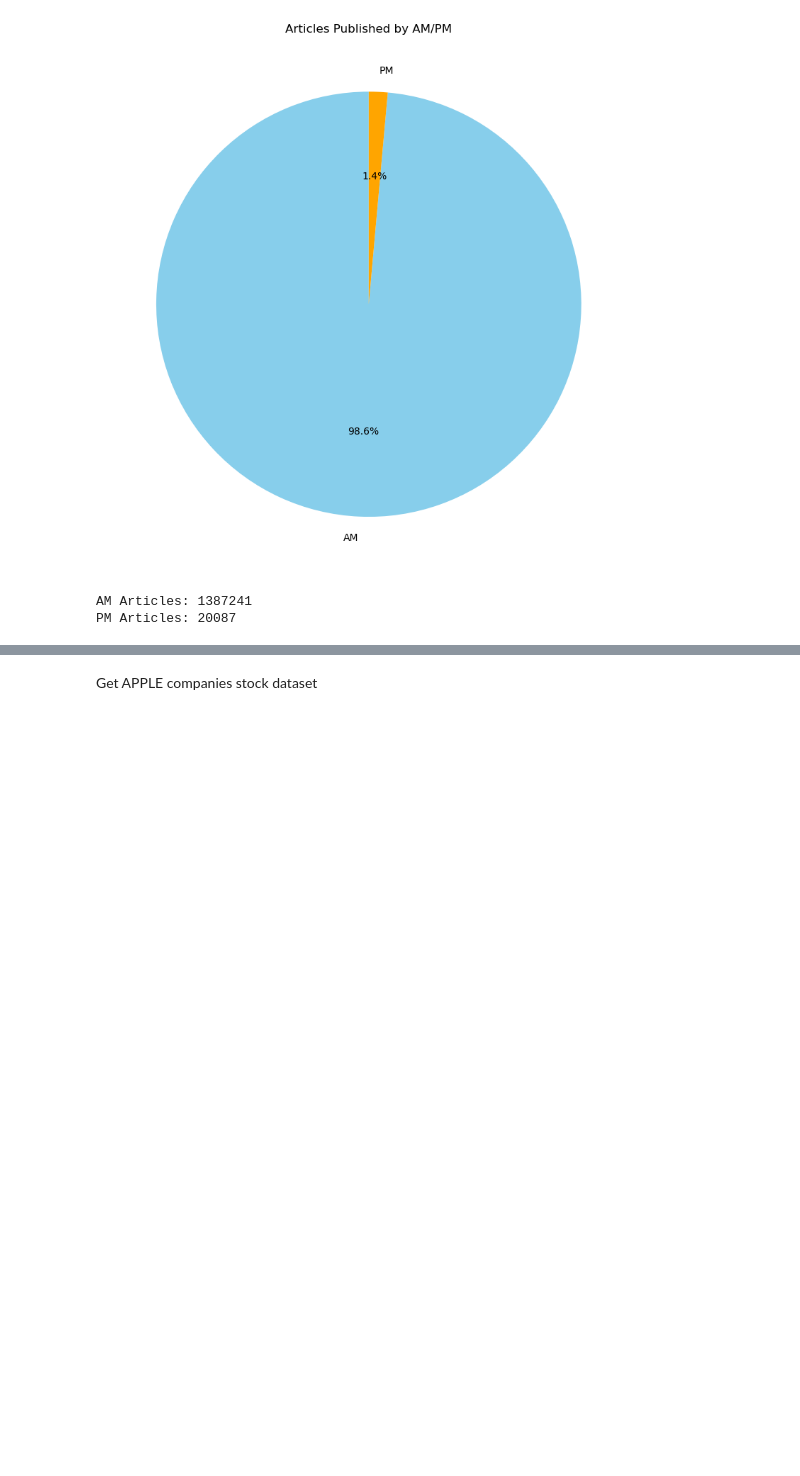
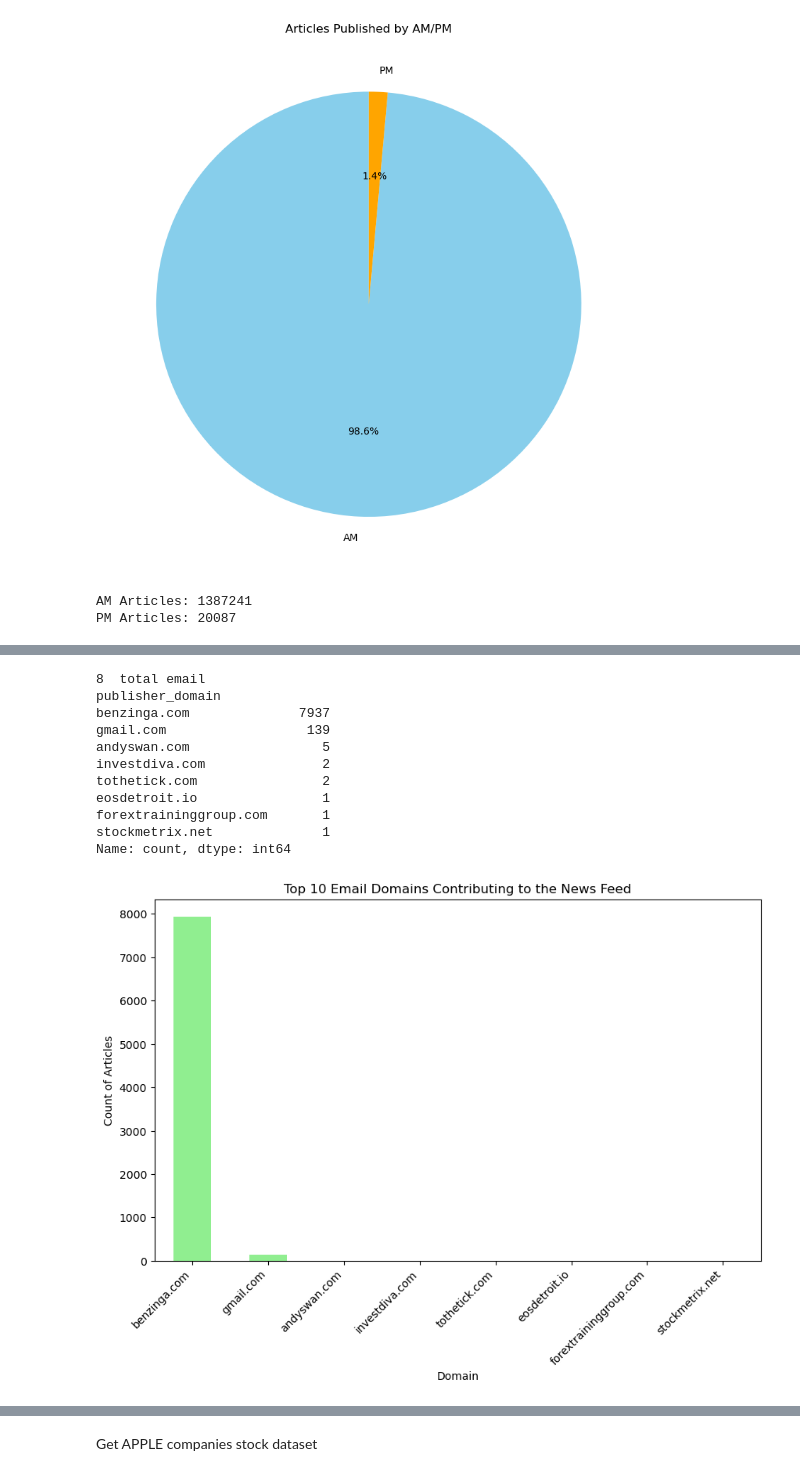
Before and after one commit to SamrawitMM/NovaSentimentAnalytics, a Jupyter notebook: notebooks/main.ipynb, the cells around one changed output, grey strips where cells are left out. Saved outputs shown, nothing was run; the diff lists cells and outputs as text; code cells hidden in the pictures; blank space fills up the shorter version.

```diff
--- a/notebooks/main.ipynb
+++ b/notebooks/main.ipynb
@@ -603,0 +670,33 @@ PM Articles: 20087
+# %%
+# Extract domains from email addresses
+text_data['publisher_domain'] = text_data['publisher'].apply(lambda x: x.split('@')[-1] if '@' in str(x) else None)
+
+# Count unique domains
+domain_counts = text_data['publisher_domain'].value_counts()
+
+print(len(domain_counts) , " total email ")
+
+# Show top domains contributing to the feed
+print(domain_counts.head(10))
+
+# Visualize top domains
+plt.figure(figsize=(10, 6))
+domain_counts.head(10).plot(kind='bar', color='lightgreen')
+plt.title("Top 10 Email Domains Contributing to the News Feed")
+plt.xlabel("Domain")
+plt.ylabel("Count of Articles")
+plt.xticks(rotation=45, ha="right")
+plt.show()
+# %% [output]
+8  total email
+publisher_domain
+benzinga.com              7937
+gmail.com                  139
+andyswan.com                 5
+investdiva.com               2
+tothetick.com                2
+eosdetroit.io                1
+forextraininggroup.com       1
+stockmetrix.net              1
+Name: count, dtype: int64
+[figure, added]
```
Also changed, not shown: parts of 5 cells of this notebook, 6 other files.
